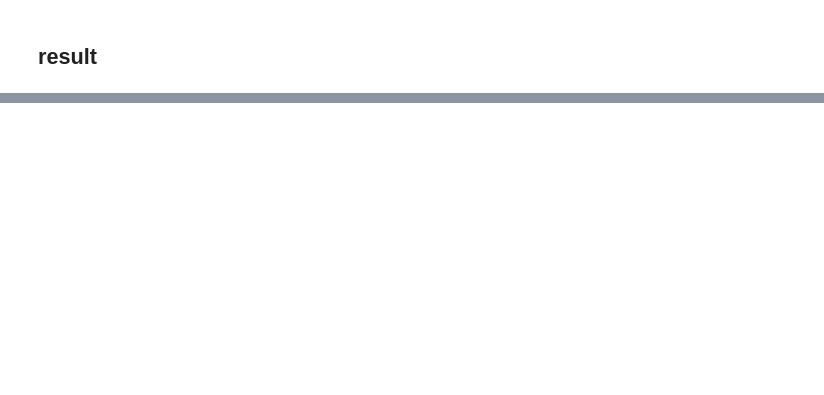
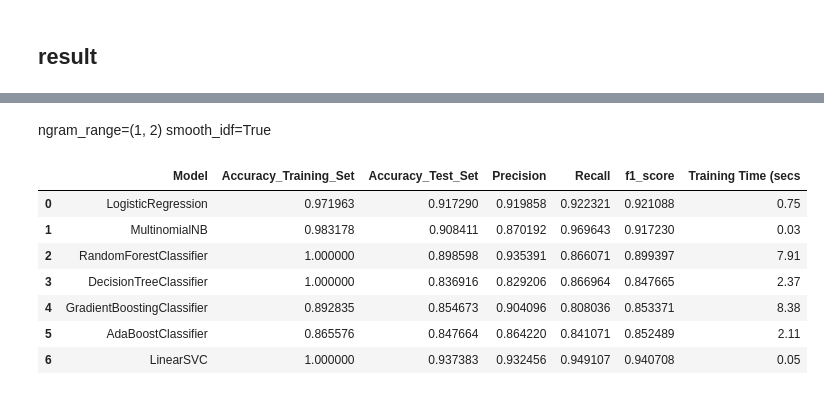
Before and after one commit to smkerr/COVID-fake-news-detection, a Jupyter notebook: combined_model.ipynb, the cells around one changed output, grey strips where cells are left out. Drawn from its saved outputs; the diff is of its cells as text; code cells hidden in the pictures; blank space fills up the shorter version.

```diff
--- a/combined_model.ipynb
+++ b/combined_model.ipynb
@@ -237,0 +243,14 @@ df_perf_metrics
+# %% [markdown]
+ngram_range=(1, 2)
+smooth_idf=True
+# %%
+df_perf_metrics
+# %% [output]
+|  | Model | Accuracy_Training_Set | Accuracy_Test_Set | Precision | Recall | f1_score | Training Time (secs |
+| 0 | LogisticRegression | 0.971963 | 0.917290 | 0.919858 | 0.922321 | 0.921088 | 0.75 |
+| 1 | MultinomialNB | 0.983178 | 0.908411 | 0.870192 | 0.969643 | 0.917230 | 0.03 |
+| 2 | RandomForestClassifier | 1.000000 | 0.898598 | 0.935391 | 0.866071 | 0.899397 | 7.91 |
+| 3 | DecisionTreeClassifier | 1.000000 | 0.836916 | 0.829206 | 0.866964 | 0.847665 | 2.37 |
+| 4 | GradientBoostingClassifier | 0.892835 | 0.854673 | 0.904096 | 0.808036 | 0.853371 | 8.38 |
+| 5 | AdaBoostClassifier | 0.865576 | 0.847664 | 0.864220 | 0.841071 | 0.852489 | 2.11 |
+| 6 | LinearSVC | 1.000000 | 0.937383 | 0.932456 | 0.949107 | 0.940708 | 0.05 |
```
Also changed, not shown: parts of 13 cells of this notebook.
